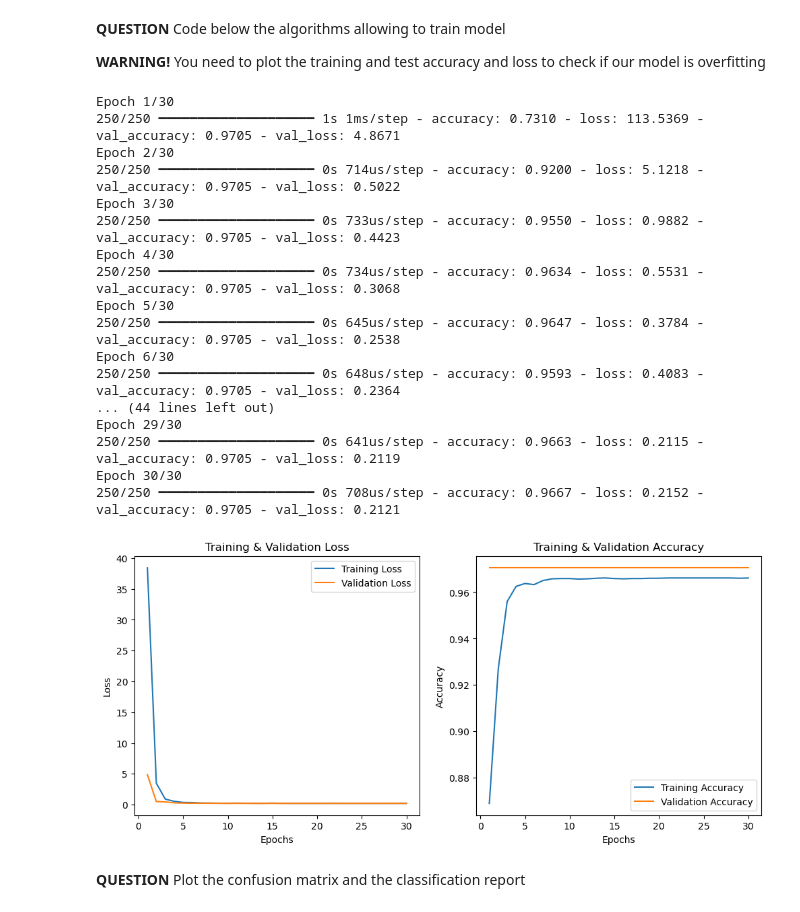
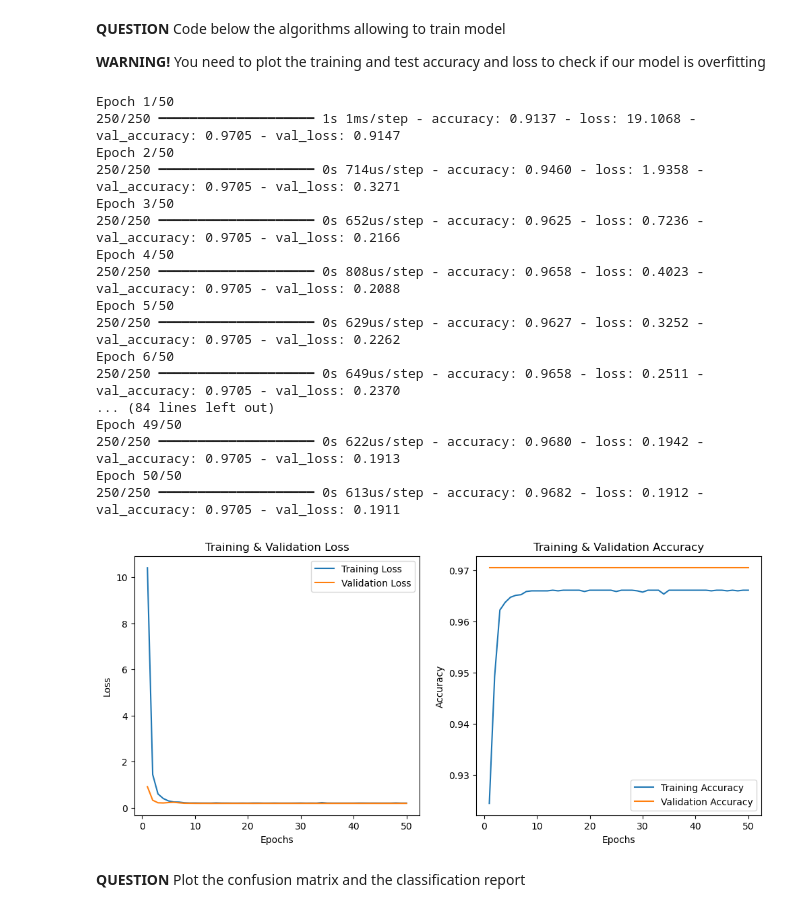
Before and after one commit to rosecymbler/IAEmbarquee, a Jupyter notebook: TP_IA_EMBARQUEE.ipynb, the cells around one changed output. Cells and saved outputs as stored; diff of their text form; code cells hidden in the pictures.

```diff
--- a/TP_IA_EMBARQUEE.ipynb
+++ b/TP_IA_EMBARQUEE.ipynb
@@ -270,7 +268,7 @@ model = keras.Sequential([
     keras.layers.Dense(32, activation='relu'),  # deuxieme couche cachée avec 32 neurones
     keras.layers.Dropout(0.2),
     keras.layers.Dense(16, activation='relu'),  # troisieme couche cachée avec 16 neurones
-    keras.layers.Dense(6, activation='softmax')
+    keras.layers.Dense(5, activation='softmax')
 ])
 
 
@@ -305,57 +303,57 @@ Model: "sequential_24"
 # %%
 
 #on entraine le modèle
-history = model.fit(X_train, Y_train, epochs=30, batch_size=32, validation_data=(X_test, Y_test))
+history = model.fit(X_train, Y_train, epochs=50, batch_size=32, validation_data=(X_test, Y_test))
 
 
 train_loss = history.history['loss']
 val_loss = history.history['val_loss']
 train_acc = history.history['accuracy']
 val_acc = history.history['val_accuracy']
 
 epochs_range = range(1, len(train_loss) + 1)
 
 
 # Tracer la perte (loss)
 plt.figure(figsize=(12, 5))
 
 plt.subplot(1, 2, 1)
 plt.plot(epochs_range, train_loss, label='Training Loss')
 plt.plot(epochs_range, val_loss, label='Validation Loss')
 plt.xlabel('Epochs')
 plt.ylabel('Loss')
 plt.title('Training & Validation Loss')
 plt.legend()
 
 # Tracer la précision (accuracy)
 plt.subplot(1, 2, 2)
 plt.plot(epochs_range, train_acc, label='Training Accuracy')
 plt.plot(epochs_range, val_acc, label='Validation Accuracy')
 plt.xlabel('Epochs')
 plt.ylabel('Accuracy')
 plt.title('Training & Validation Accuracy')
 plt.legend()
 
 plt.show()
 # %% [output]
-Epoch 1/30
-250/250 ━━━━━━━━━━━━━━━━━━━━ 1s 1ms/step - accuracy: 0.7310 - loss: 113.5369 - val_accuracy: 0.9705 - val_loss: 4.8671
-Epoch 2/30
-250/250 ━━━━━━━━━━━━━━━━━━━━ 0s 714us/step - accuracy: 0.9200 - loss: 5.1218 - val_accuracy: 0.9705 - val_loss: 0.5022
-Epoch 3/30
-250/250 ━━━━━━━━━━━━━━━━━━━━ 0s 733us/step - accuracy: 0.9550 - loss: 0.9882 - val_accuracy: 0.9705 - val_loss: 0.4423
-Epoch 4/30
-250/250 ━━━━━━━━━━━━━━━━━━━━ 0s 734us/step - accuracy: 0.9634 - loss: 0.5531 - val_accuracy: 0.9705 - val_loss: 0.3068
-Epoch 5/30
-250/250 ━━━━━━━━━━━━━━━━━━━━ 0s 645us/step - accuracy: 0.9647 - loss: 0.3784 - val_accuracy: 0.9705 - val_loss: 0.2538
-Epoch 6/30
-250/250 ━━━━━━━━━━━━━━━━━━━━ 0s 648us/step - accuracy: 0.9593 - loss: 0.4083 - val_accuracy: 0.9705 - val_loss: 0.2364
-... (44 lines left out)
-Epoch 29/30
-250/250 ━━━━━━━━━━━━━━━━━━━━ 0s 641us/step - accuracy: 0.9663 - loss: 0.2115 - val_accuracy: 0.9705 - val_loss: 0.2119
-Epoch 30/30
-250/250 ━━━━━━━━━━━━━━━━━━━━ 0s 708us/step - accuracy: 0.9667 - loss: 0.2152 - val_accuracy: 0.9705 - val_loss: 0.2121
+Epoch 1/50
+250/250 ━━━━━━━━━━━━━━━━━━━━ 1s 1ms/step - accuracy: 0.9137 - loss: 19.1068 - val_accuracy: 0.9705 - val_loss: 0.9147
+Epoch 2/50
+250/250 ━━━━━━━━━━━━━━━━━━━━ 0s 714us/step - accuracy: 0.9460 - loss: 1.9358 - val_accuracy: 0.9705 - val_loss: 0.3271
+Epoch 3/50
+250/250 ━━━━━━━━━━━━━━━━━━━━ 0s 652us/step - accuracy: 0.9625 - loss: 0.7236 - val_accuracy: 0.9705 - val_loss: 0.2166
+Epoch 4/50
+250/250 ━━━━━━━━━━━━━━━━━━━━ 0s 808us/step - accuracy: 0.9658 - loss: 0.4023 - val_accuracy: 0.9705 - val_loss: 0.2088
+Epoch 5/50
+250/250 ━━━━━━━━━━━━━━━━━━━━ 0s 629us/step - accuracy: 0.9627 - loss: 0.3252 - val_accuracy: 0.9705 - val_loss: 0.2262
+Epoch 6/50
+250/250 ━━━━━━━━━━━━━━━━━━━━ 0s 649us/step - accuracy: 0.9658 - loss: 0.2511 - val_accuracy: 0.9705 - val_loss: 0.2370
+... (84 lines left out)
+Epoch 49/50
+250/250 ━━━━━━━━━━━━━━━━━━━━ 0s 622us/step - accuracy: 0.9680 - loss: 0.1942 - val_accuracy: 0.9705 - val_loss: 0.1913
+Epoch 50/50
+250/250 ━━━━━━━━━━━━━━━━━━━━ 0s 613us/step - accuracy: 0.9682 - loss: 0.1912 - val_accuracy: 0.9705 - val_loss: 0.1911
-[figure, old version]
+[figure, new version]
 # %% [markdown]
 **QUESTION** Plot the confusion matrix and the classification report
 # %% [markdown]
```
Also changed, not shown: parts of 12 cells of this notebook.
